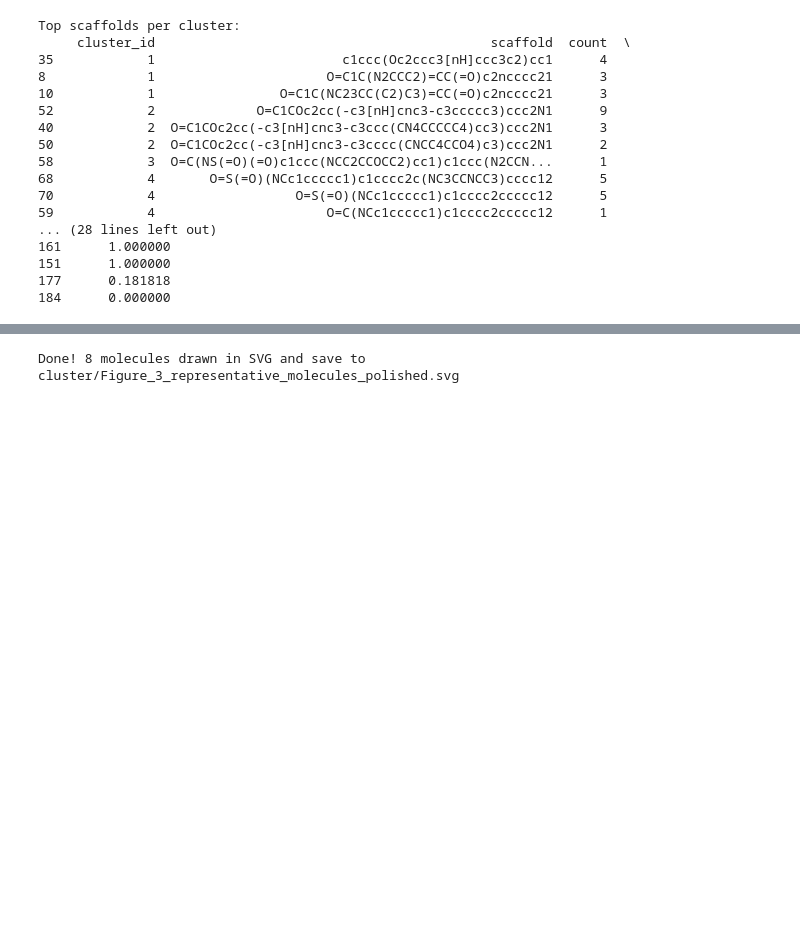
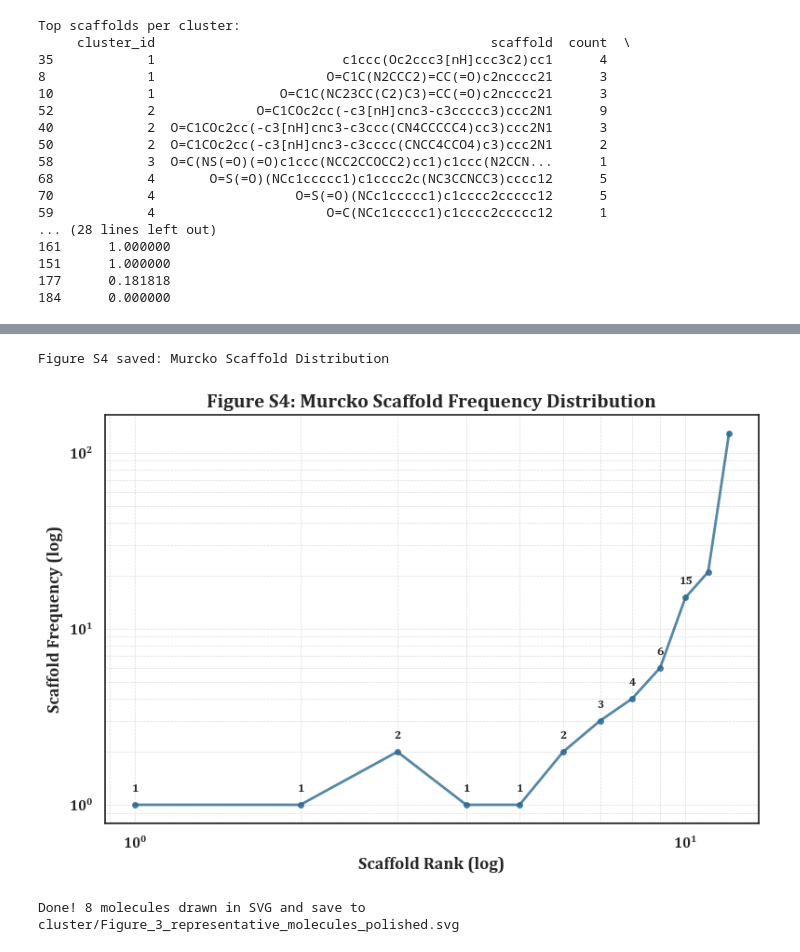
Before and after one commit to Toby-Lo/ML_QSAR_pipline, a Jupyter notebook: data/NSD2/Chemical_Space_Analysis.ipynb, the cells around one changed output, grey strips where cells are left out. Cells and saved outputs as stored; diff of their text form; code cells hidden in the pictures; blank space fills up the shorter version.

```diff
--- a/data/NSD2/Chemical_Space_Analysis.ipynb
+++ b/data/NSD2/Chemical_Space_Analysis.ipynb
@@ -319,3 +351,18 @@ Top scaffolds per cluster:
 151      1.000000
 177      0.181818
 184      0.000000
+# %%
+n_compounds = len(df)
+
+n_scaffolds = df['scaffold'].nunique()
+
+scaffold_counts = df.groupby('scaffold').size()
+
+n_singletons = (scaffold_counts == 1).sum()
+
+print("Compounds:", n_compounds)
+print("Unique scaffolds:", n_scaffolds)
+print("Singleton scaffolds:", n_singletons)
+print("Scaffold/compound ratio:", n_scaffolds / n_compounds)
+
+print(scaffold_counts.describe())
@@ -322 +383,51 @@ Top scaffolds per cluster:
+# %%
+# Murcko Scaffold Analysis - Supplymental Figure
+# 假设你已经有 scaffold_counts 这个 Series（每个 scaffold 出现的次数）
+
+# 计算频率分布
+scaffold_freq = scaffold_counts.value_counts().sort_index(ascending=False)
+
+# 创建 rank-frequency plot
+fig, ax = plt.subplots(figsize=(8, 5.5))
+
+# 主图：Rank vs Frequency (log-log)
+ranks = np.arange(1, len(scaffold_freq) + 1)
+frequencies = scaffold_freq.values
+
+ax.plot(ranks, frequencies, 'o-', color='#2A6A8F', lw=2, markersize=4, alpha=0.8)
+
+# 可选：添加前10个高频 scaffold 的标注
+top_n = 10
+for i in range(min(top_n, len(ranks))):
+    ax.annotate(f'{frequencies[i]}',
+                xy=(ranks[i], frequencies[i]),
+                xytext=(0, 8), textcoords='offset points',
+                ha='center', va='bottom', fontsize=9, fontweight='bold')
+
+ax.set_xscale('log')
+ax.set_yscale('log')
+
+ax.set_xlabel('Scaffold Rank (log)', fontsize=13)
+ax.set_ylabel('Scaffold Frequency (log)', fontsize=13)
+ax.set_title('Murcko Scaffold Frequency Distribution', fontsize=15)
+
+# 网格线
+ax.grid(True, which='both', ls='--', lw=0.5, alpha=0.7)
+
+# 加粗所有字体
+plt.rcParams['font.weight'] = 'bold'
+plt.rcParams['axes.labelweight'] = 'bold'
+plt.rcParams['axes.titleweight'] = 'bold'
+
+for label in ax.get_xticklabels() + ax.get_yticklabels():
+    label.set_fontweight('bold')
+
+plt.tight_layout()
+plt.savefig(output_dir / "Figure_S4_murcko_scaffold_distribution.svg",
+            bbox_inches='tight', dpi=300)
+print("Figure S4 saved: Murcko Scaffold Distribution")
+plt.show()
+# %% [output]
+Figure S4 saved: Murcko Scaffold Distribution
+[figure, added]
 # %%
```
Also changed, not shown: parts of 5 cells of this notebook, 1 other file.
